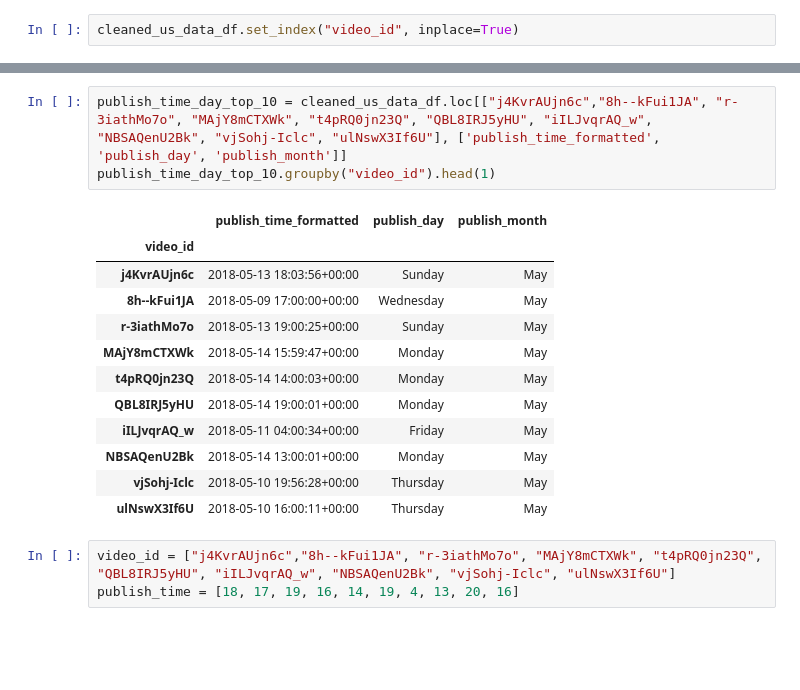
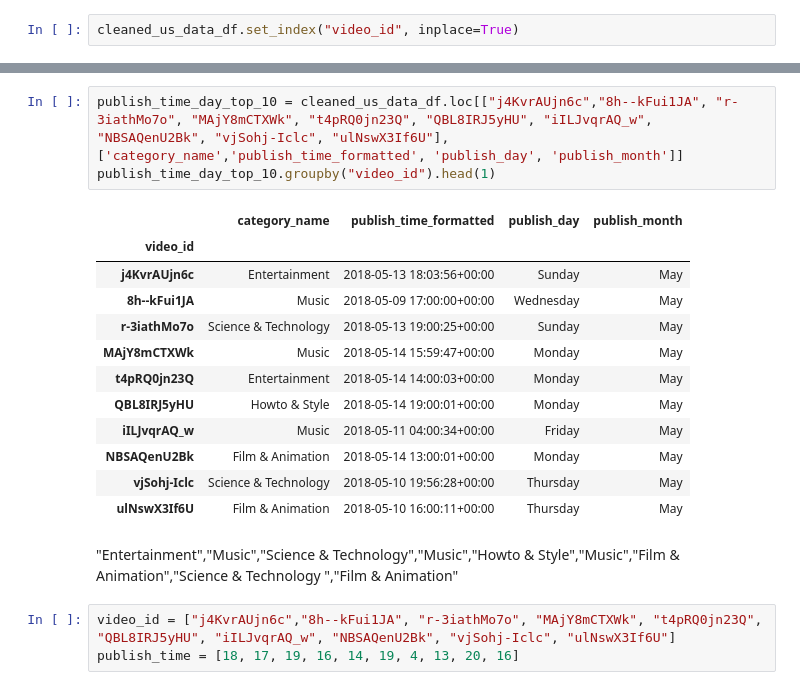
Before and after one commit to kimco2/project_1_misison_youtube, a Jupyter notebook: US_youtube_release_time_day.ipynb, the cells around one changed output, grey strips where cells are left out. Drawn from its saved outputs; the diff is of its cells as text; blank space fills up the shorter version.

Commit message:
DayMonthTotals

```diff
--- a/US_youtube_release_time_day.ipynb
+++ b/US_youtube_release_time_day.ipynb
@@ -63,19 +288,21 @@ cleaned_us_data_df.set_index("video_id", inplace=True)
 # %%
-publish_time_day_top_10 = cleaned_us_data_df.loc[["j4KvrAUjn6c","8h--kFui1JA", "r-3iathMo7o", "MAjY8mCTXWk", "t4pRQ0jn23Q", "QBL8IRJ5yHU", "iILJvqrAQ_w", "NBSAQenU2Bk", "vjSohj-Iclc", "ulNswX3If6U"], ['publish_time_formatted', 'publish_day', 'publish_month']]
+publish_time_day_top_10 = cleaned_us_data_df.loc[["j4KvrAUjn6c","8h--kFui1JA", "r-3iathMo7o", "MAjY8mCTXWk", "t4pRQ0jn23Q", "QBL8IRJ5yHU", "iILJvqrAQ_w", "NBSAQenU2Bk", "vjSohj-Iclc", "ulNswX3If6U"], ['category_name','publish_time_formatted', 'publish_day', 'publish_month']]
 publish_time_day_top_10.groupby("video_id").head(1)
 # %% [output]
-|  | publish_time_formatted | publish_day | publish_month |
-| video_id |  |  |  |
-| j4KvrAUjn6c | 2018-05-13 18:03:56+00:00 | Sunday | May |
-| 8h--kFui1JA | 2018-05-09 17:00:00+00:00 | Wednesday | May |
-| r-3iathMo7o | 2018-05-13 19:00:25+00:00 | Sunday | May |
-| MAjY8mCTXWk | 2018-05-14 15:59:47+00:00 | Monday | May |
-| t4pRQ0jn23Q | 2018-05-14 14:00:03+00:00 | Monday | May |
-| QBL8IRJ5yHU | 2018-05-14 19:00:01+00:00 | Monday | May |
-| iILJvqrAQ_w | 2018-05-11 04:00:34+00:00 | Friday | May |
-| NBSAQenU2Bk | 2018-05-14 13:00:01+00:00 | Monday | May |
-| vjSohj-Iclc | 2018-05-10 19:56:28+00:00 | Thursday | May |
-| ulNswX3If6U | 2018-05-10 16:00:11+00:00 | Thursday | May |
+|  | category_name | publish_time_formatted | publish_day | publish_month |
+| video_id |  |  |  |  |
+| j4KvrAUjn6c | Entertainment | 2018-05-13 18:03:56+00:00 | Sunday | May |
+| 8h--kFui1JA | Music | 2018-05-09 17:00:00+00:00 | Wednesday | May |
+| r-3iathMo7o | Science & Technology | 2018-05-13 19:00:25+00:00 | Sunday | May |
+| MAjY8mCTXWk | Music | 2018-05-14 15:59:47+00:00 | Monday | May |
+| t4pRQ0jn23Q | Entertainment | 2018-05-14 14:00:03+00:00 | Monday | May |
+| QBL8IRJ5yHU | Howto & Style | 2018-05-14 19:00:01+00:00 | Monday | May |
+| iILJvqrAQ_w | Music | 2018-05-11 04:00:34+00:00 | Friday | May |
+| NBSAQenU2Bk | Film & Animation | 2018-05-14 13:00:01+00:00 | Monday | May |
+| vjSohj-Iclc | Science & Technology | 2018-05-10 19:56:28+00:00 | Thursday | May |
+| ulNswX3If6U | Film & Animation | 2018-05-10 16:00:11+00:00 | Thursday | May |
+# %% [markdown]
+"Entertainment","Music","Science & Technology","Music","Howto & Style","Music","Film & Animation","Science & Technology	","Film & Animation"
 # %%
 video_id = ["j4KvrAUjn6c","8h--kFui1JA", "r-3iathMo7o", "MAjY8mCTXWk", "t4pRQ0jn23Q", "QBL8IRJ5yHU", "iILJvqrAQ_w", "NBSAQenU2Bk", "vjSohj-Iclc", "ulNswX3If6U"]
 publish_time = [18, 17, 19, 16, 14, 19, 4, 13, 20, 16]
```
Also changed, not shown: parts of 38 cells of this notebook.
